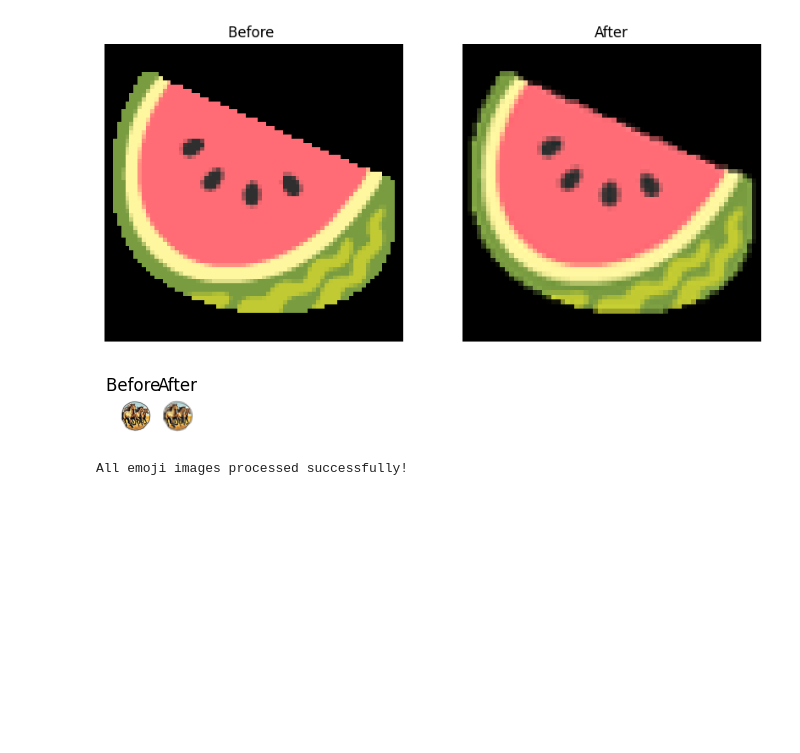
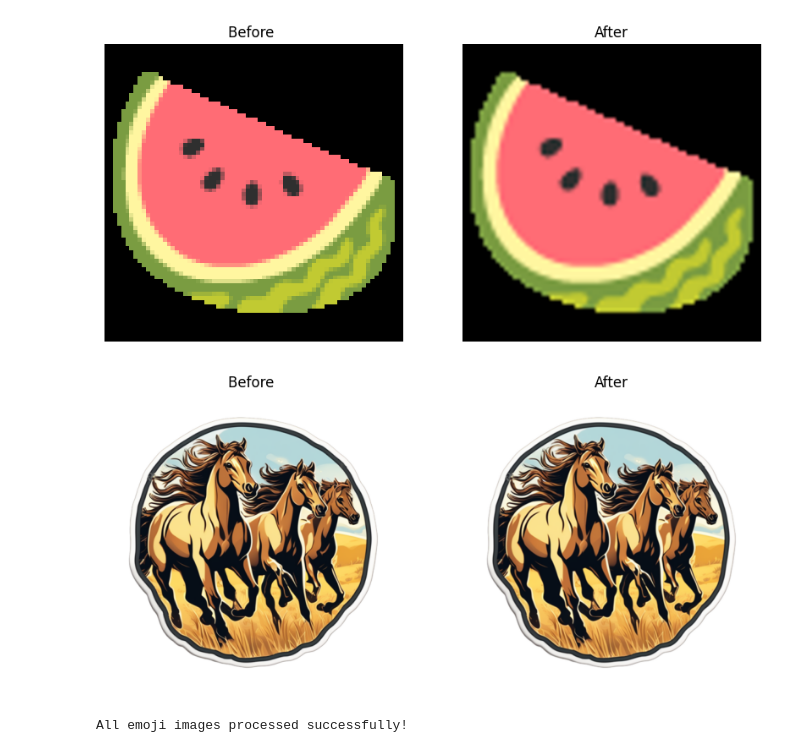
Before and after one commit to LCM-W25-3035/EmojiGen, a Jupyter notebook: Notebooks/Image_Processing.ipynb, the cells around one changed output. Drawn from its saved outputs; the diff is of its cells as text; code cells hidden in the pictures; blank space fills up the shorter version.

```diff
--- a/Notebooks/Image_Processing.ipynb
+++ b/Notebooks/Image_Processing.ipynb
@@ -37,7 +37,7 @@ for category in emoji_categories:
     img = Image.open(img_path).convert('RGB')
 
     # Resize
-    resized_img = img.resize((64, 64))
+    resized_img = img.resize((768, 768))
 
     plt.figure(figsize=(10, 10))
 
@@ -66,35 +66,35 @@ for category in sticker_categories:
         continue
 
     image_files = os.listdir(category_folder)
     if len(image_files) == 0:
         print(f"No images in {category_folder}")
         continue
 
     img_path = os.path.join(category_folder, image_files[156])
 
     # Open Image
     img = Image.open(img_path).convert('RGB')
 
     # Resize
-    resized_img = img.resize((32, 32))
+    resized_img = img.resize((768, 768))
 
-    plt.figure(figsize=(1, 1))
+    plt.figure(figsize=(10, 10))
 
     # Original Image
     plt.subplot(1, 2, 1)
     plt.imshow(img)
     plt.title("Before ")
     plt.axis("off")
 
     # Resized Image
     plt.subplot(1, 2, 2)
     plt.imshow(resized_img)
     plt.title("After")
     plt.axis("off")
 
     plt.show()
     break
 # %% [output]
-[figure, old version]
+[figure, new version]
 # %%
 emoji_base_transform = transforms.Compose([
```
Also changed, not shown: parts of 2 cells of this notebook, 5 other files.
